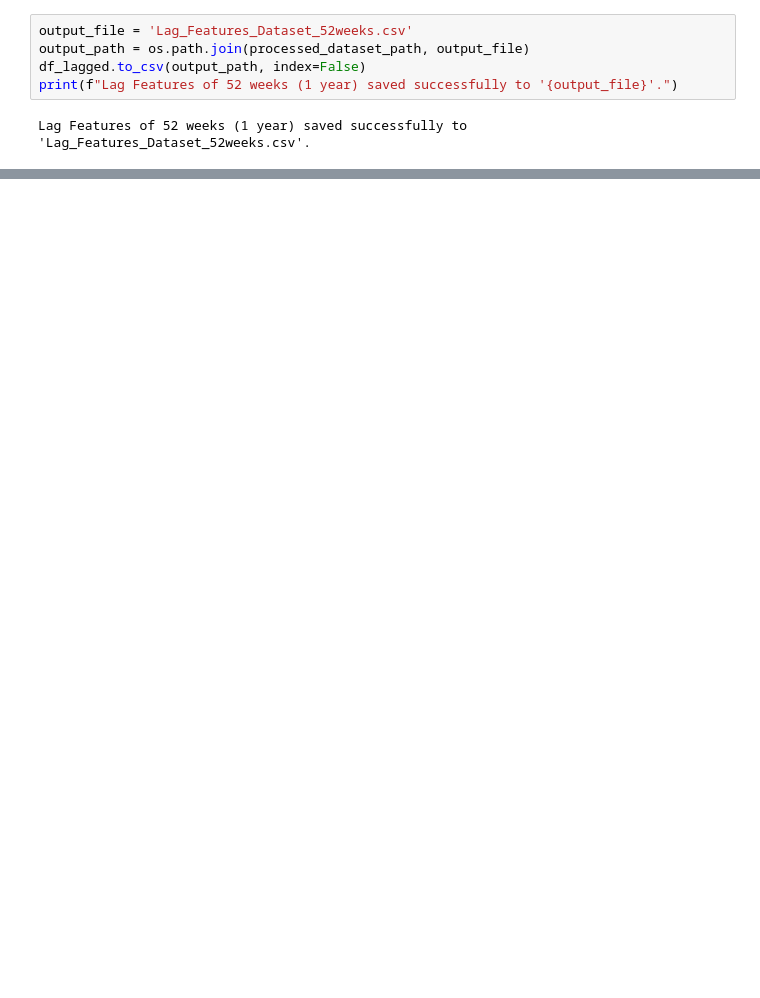
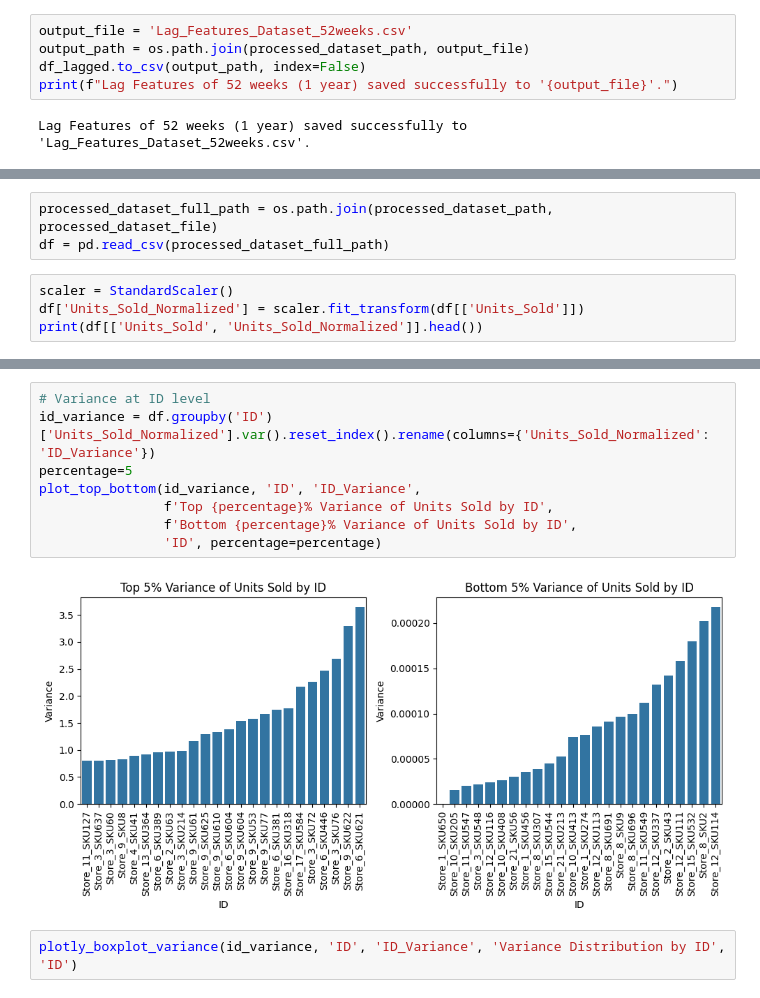
Before and after one commit to shubhi/deloitte-capstone-demand-forecasting, a Jupyter notebook: notebooks/data_analysis.ipynb, the cells around one changed output, grey strips where cells are left out. Drawn from its saved outputs; the diff is of its cells as text; blank space fills up the shorter version.

Commit message:
variance 	modified:   notebooks/data_analysis.ipynb

```diff
--- a/notebooks/data_analysis.ipynb
+++ b/notebooks/data_analysis.ipynb
@@ -515,0 +383,7 @@ ID variances saved successfully to 'id_variances.csv'.
+# %%
+processed_dataset_full_path = os.path.join(processed_dataset_path, processed_dataset_file)
+df = pd.read_csv(processed_dataset_full_path)
+# %%
+scaler = StandardScaler()
+df['Units_Sold_Normalized'] = scaler.fit_transform(df[['Units_Sold']])
+print(df[['Units_Sold', 'Units_Sold_Normalized']].head())
@@ -515,0 +435,12 @@ ID variances saved successfully to 'id_variances.csv'.
+# %%
+# Variance at ID level
+id_variance = df.groupby('ID')['Units_Sold_Normalized'].var().reset_index().rename(columns={'Units_Sold_Normalized': 'ID_Variance'})
+percentage=5
+plot_top_bottom(id_variance, 'ID', 'ID_Variance',
+                f'Top {percentage}% Variance of Units Sold by ID',
+                f'Bottom {percentage}% Variance of Units Sold by ID',
+                'ID', percentage=percentage)
+# %% [output]
+[figure, added]
+# %%
+plotly_boxplot_variance(id_variance, 'ID', 'ID_Variance', 'Variance Distribution by ID', 'ID')
```
Also changed, not shown: parts of 27 cells of this notebook.
